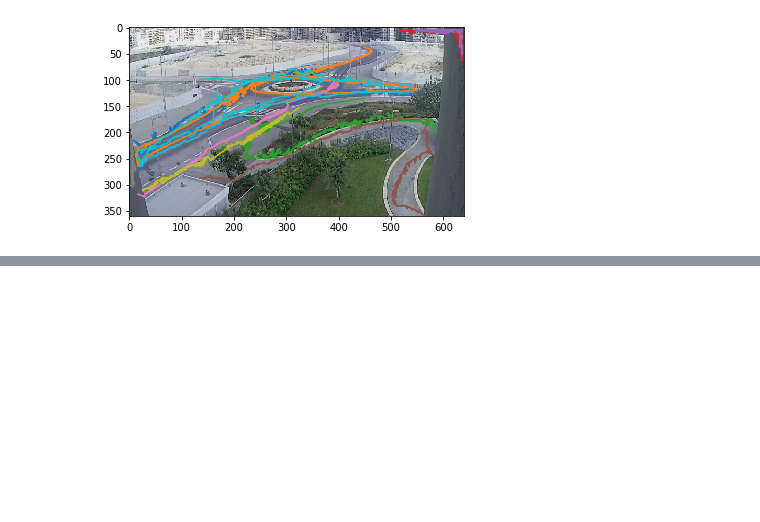
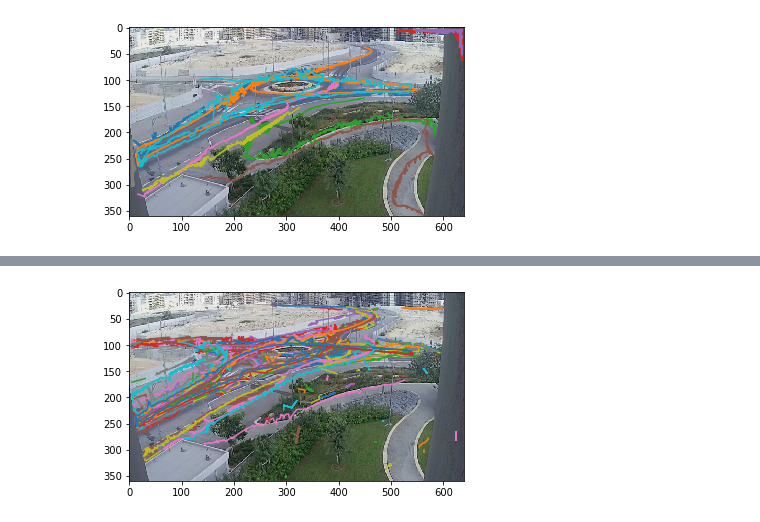
Before and after one commit to chanami/excellenteam-draw-paths, a Jupyter notebook: myfuncs.ipynb, the cells around one changed output, grey strips where cells are left out. Saved outputs shown, nothing was run; the diff lists cells and outputs as text; code cells hidden in the pictures; blank space fills up the shorter version.

Commit message:
a few filters working

```diff
--- a/myfuncs.ipynb
+++ b/myfuncs.ipynb
@@ -39,3 +39,4 @@ def filter_by_date_time(date,begin,end):
     draw_path(items)
 # %%
-# filter_by_date_time("2017-08-20","04:00:02","09:03:02")
+filter_by_date_time("2017-08-20","04:00:02","09:03:02")
+# %% [output]
@@ -42,3 +60,4 @@ def filter_by_date_time(date,begin,end):
+[figure, added]
 # %%
 def filter_by_time(begin,end):
     objs = df.groupby(["filename", "obj"]).agg({'time':['min','max']})
```
Also changed, not shown: parts of 5 cells of this notebook, 4 other files.
